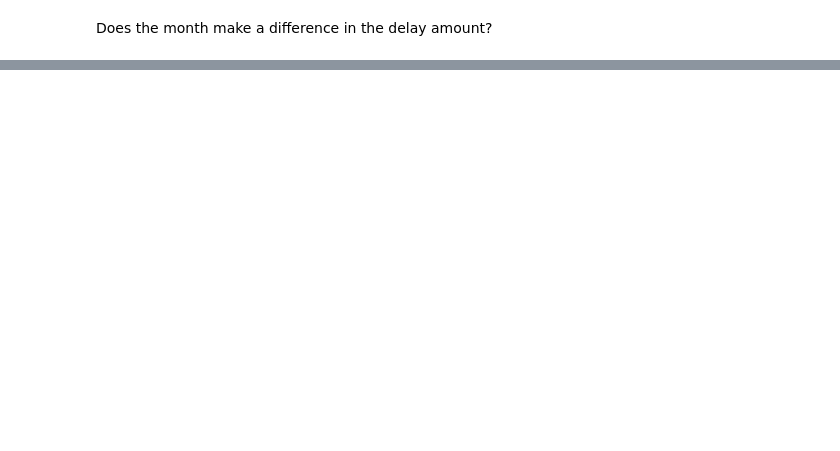
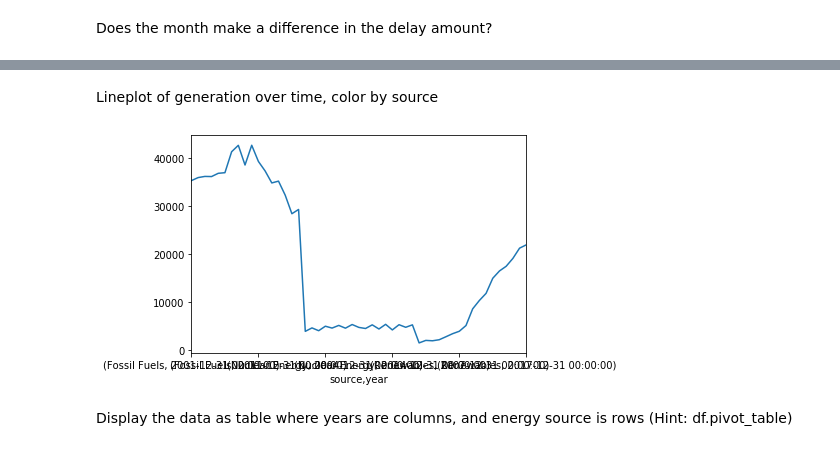
Before and after one commit to soslin/ds-methodologies-exercises, a Jupyter notebook: time_series/time_series_1.ipynb, the cells around one changed output, grey strips where cells are left out. Saved outputs shown, nothing was run; the diff lists cells and outputs as text; code cells hidden in the pictures; blank space fills up the shorter version.

```diff
--- a/time_series/time_series_1.ipynb
+++ b/time_series/time_series_1.ipynb
@@ -725,0 +544,9 @@ plt.show()
+# %% [markdown]
+Lineplot of generation over time, color by source
+# %%
+iowa.groupby('source').resample('Y').sum().net_generation.plot()
+plt.show()
+# %% [output]
+[figure, added]
+# %% [markdown]
+Display the data as table where years are columns, and energy source is rows (Hint: df.pivot_table)
```
Also changed, not shown: parts of 56 cells of this notebook.
